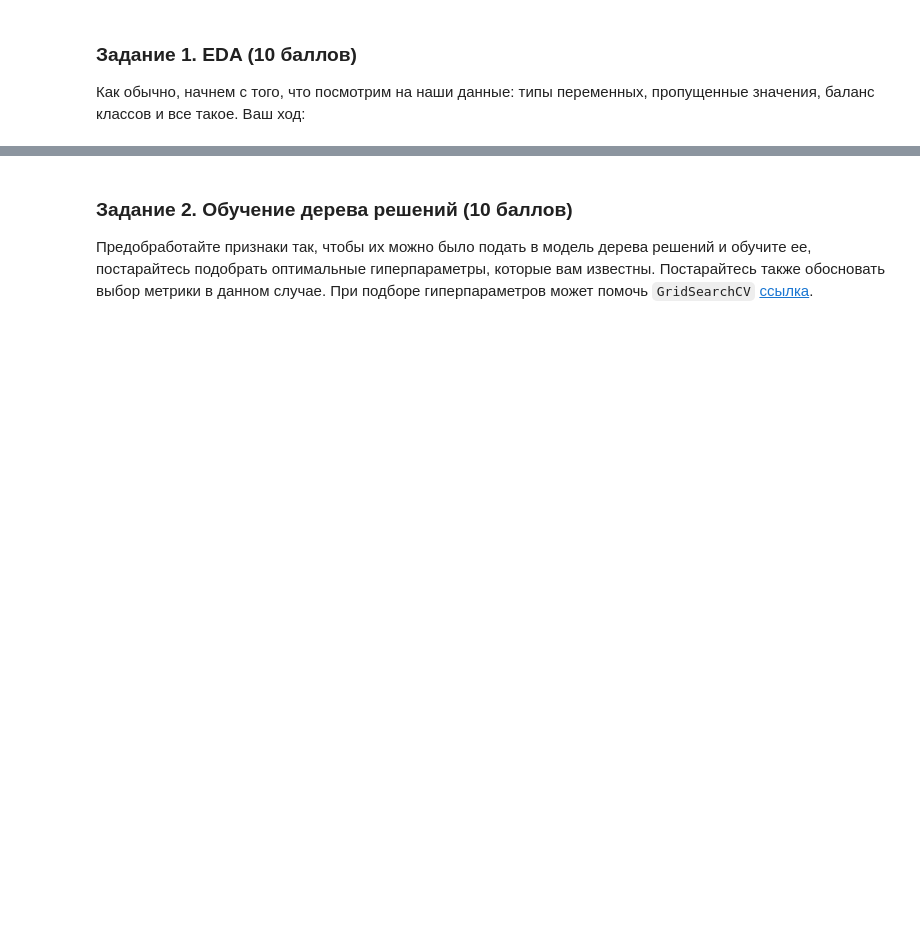
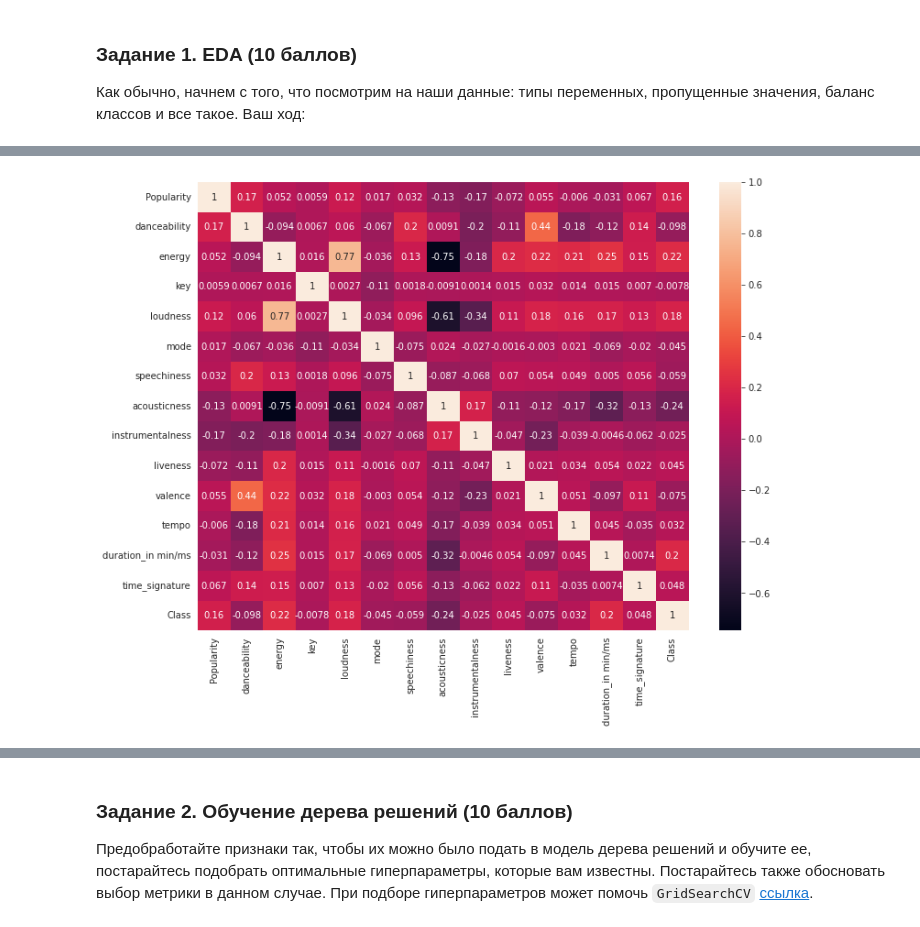
Before and after one commit to Freddsle/BI_ML_2021, a Jupyter notebook: l4_trees/code/dt_lecture_practice.ipynb, the cells around one changed output, grey strips where cells are left out. Saved outputs shown, nothing was run; the diff lists cells and outputs as text; code cells hidden in the pictures; blank space fills up the shorter version.

```diff
--- a/l4_trees/code/dt_lecture_practice.ipynb
+++ b/l4_trees/code/dt_lecture_practice.ipynb
@@ -6,3 +24,10 @@ from sklearn.metrics import accuracy_score
+# %%
+plt.rcParams["figure.figsize"] = 12, 9
+sns.set_style("whitegrid")
+
+SEED = 111
+random.seed(SEED)
+np.random.seed(SEED)
 # %% [markdown]
 Будем учиться классифицировать жанры музыки. В отличие от проекта, который вас ждет, здесь мы будем работать не с сырыми данными (аудиодорожками), а уже в осмысленными признаками (правда, не все из них имеют понятные названия). Сами данные можно найти [здесь](https://www.kaggle.com/purumalgi/music-genre-classification). Будем использовать файл `train.csv`. Нашей задачей будет предсказание переменной `Class` (жанр песни) при помощи деревьев решений. Можно попробовать также другие методы классификации, которые мы прошли, и сравнить результаты. При обучении всех моделей не забывайте про разделение на тренировку и тест (или кросс валидацию [ссылка](https://www.youtube.com/watch?v=fSytzGwwBVw)).
 # %% [markdown]
@@ -10,5 +35,5 @@ from sklearn.metrics import accuracy_score
 
 Как обычно, начнем с того, что посмотрим на наши данные: типы переменных, пропущенные значения, баланс классов и все такое. Ваш ход:
 # %%
-data = pd.read_csv("train.csv")
+data = pd.read_csv("../data_folder/train.csv")
 data.head()
@@ -14,0 +100,4 @@ data.head()
+# %%
+sns.heatmap(data.corr(), annot=True);
+# %% [output]
+[figure, added]
```
Also changed, not shown: parts of 62 cells of this notebook.
